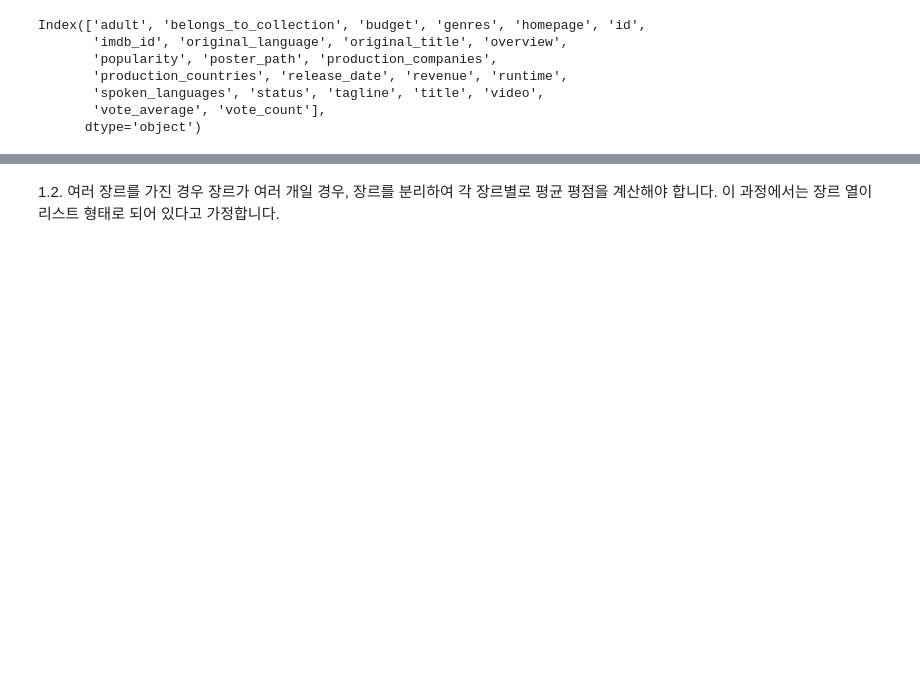
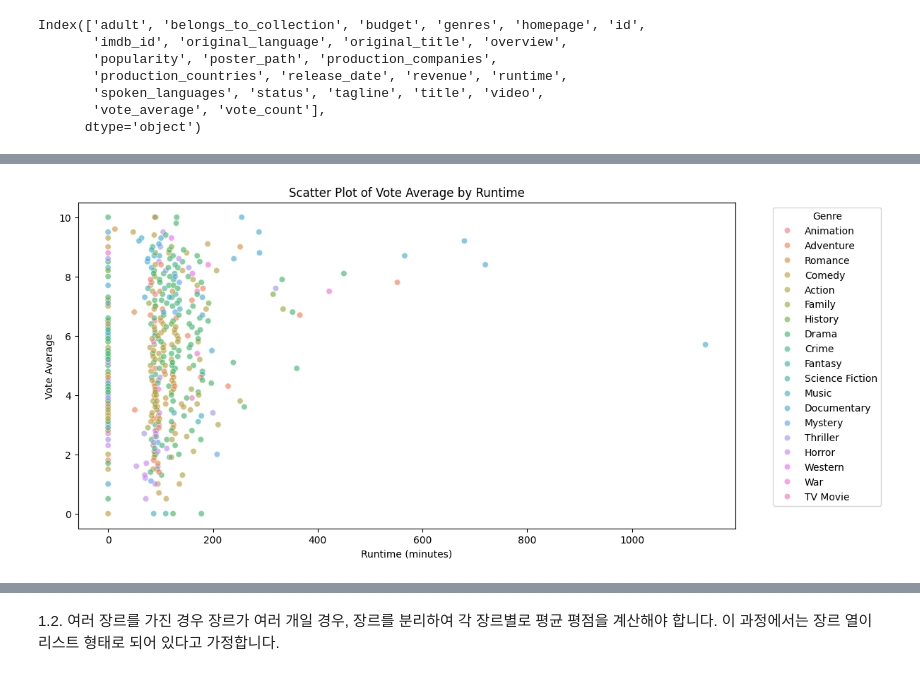
Before and after one commit to amnyday/mini_project, a Jupyter notebook: 영화데이터셋분석_미니프로젝트(박소연)2.ipynb, the cells around one changed output, grey strips where cells are left out. Drawn from its saved outputs; the diff is of its cells as text; code cells hidden in the pictures; blank space fills up the shorter version.

```diff
--- a/영화데이터셋분석_미니프로젝트(박소연)2.ipynb
+++ b/영화데이터셋분석_미니프로젝트(박소연)2.ipynb
@@ -264,0 +355,10 @@ Shape Movie-Metadata:   (416557, 4)
+# %%
+plt.figure(figsize=(12, 6))
+sns.scatterplot(x='runtime', y='vote_average', data=df_genre, hue='genre_name', alpha=0.6)
+plt.title('Scatter Plot of Vote Average by Runtime')
+plt.xlabel('Runtime (minutes)')
+plt.ylabel('Vote Average')
+plt.legend(title='Genre', bbox_to_anchor=(1.05, 1), loc='upper left')
+plt.show()
+# %% [output]
+[figure, added]
```
Also changed, not shown: parts of 25 cells of this notebook.
